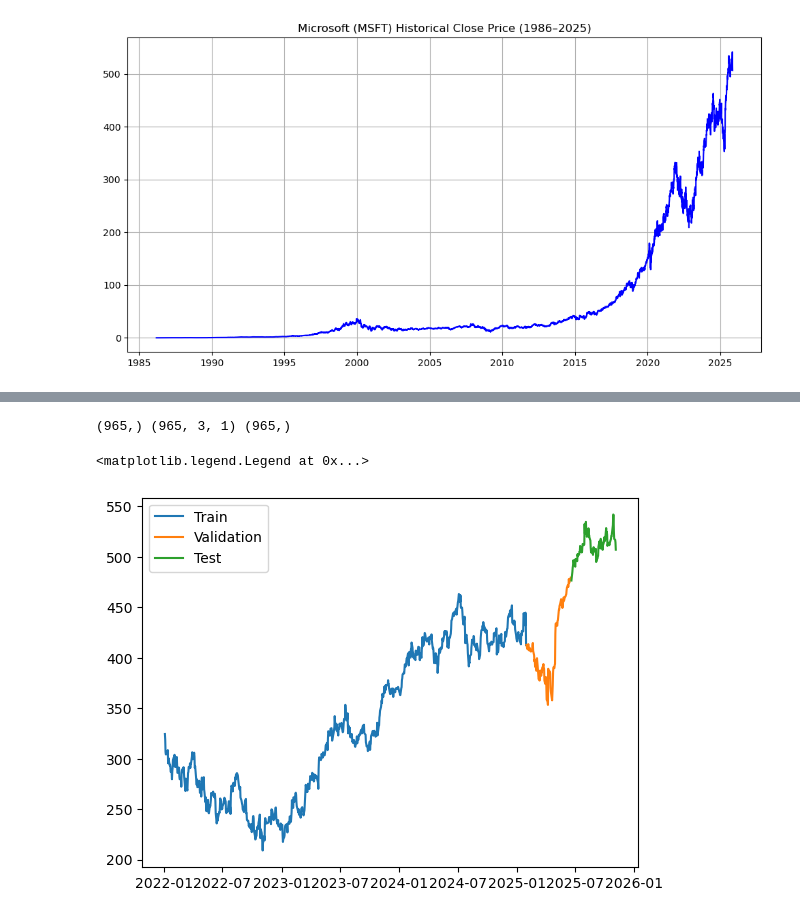
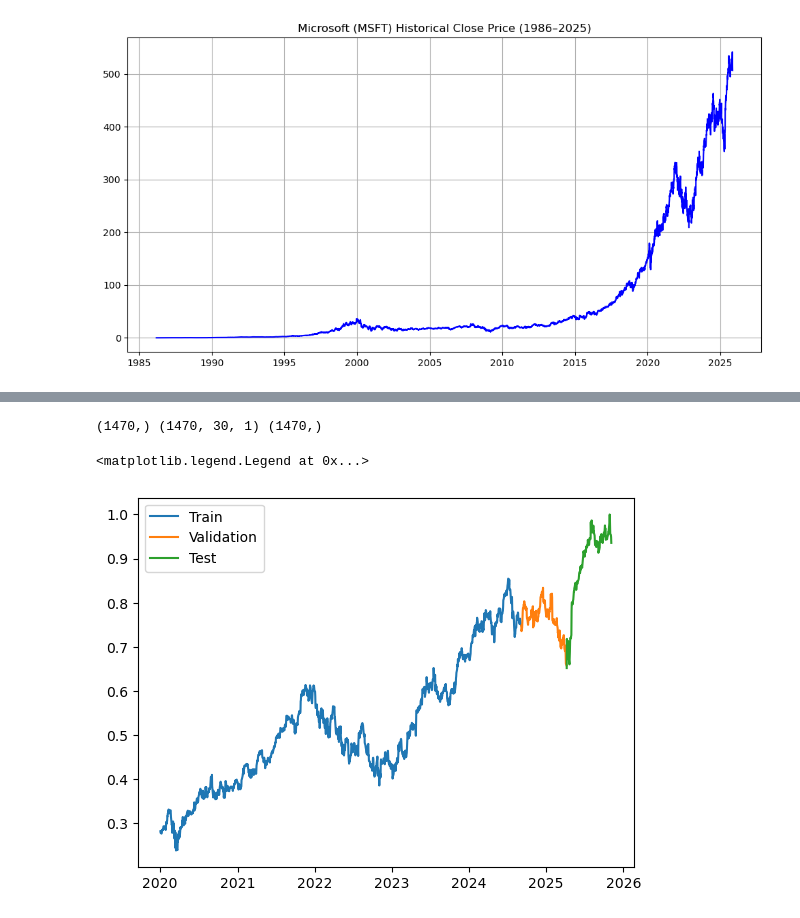
Before and after one commit to Leyan365/ML-Stock_Price_Prediction_LSTM, a Jupyter notebook: Stock_Price_Prediction_LSTM.ipynb, the cells around one changed output, grey strips where cells are left out. Saved outputs shown, nothing was run; the diff lists cells and outputs as text; code cells hidden in the pictures.

Commit message:
Updated notebook: improved preprocessing and LSTM model

```diff
--- a/Stock_Price_Prediction_LSTM.ipynb
+++ b/Stock_Price_Prediction_LSTM.ipynb
@@ -94,12 +94,21 @@ plt.grid(True)
 plt.show()
 # %% [output]
 [figure]
+# %%
+data = data[['Close']]
+data.dropna(inplace=True)
+# %%
+from sklearn.preprocessing import MinMaxScaler
+
+# Scale the data
+scaler = MinMaxScaler()
+data['Close'] = scaler.fit_transform(data[['Close']])
 # %%
 import numpy as np
 import datetime
 
 #  Helper function
-def df_to_windowed_df(dataframe, first_date_str, last_date_str, n=3):
+def df_to_windowed_df(dataframe, first_date_str, last_date_str, n=30):
     """Convert time series into a windowed dataframe (for LSTM input)."""
     def str_to_datetime(s):
         return datetime.datetime.strptime(s, "%Y-%m-%d")
@@ -142,7 +151,7 @@ def df_to_windowed_df(dataframe, first_date_str, last_date_str, n=3):
     return windowed_df
 
 # Create windowed dataframe
-windowed_df = df_to_windowed_df(df, '2022-01-03', '2025-11-05', n=3)
+windowed_df = df_to_windowed_df(data, '2020-01-02', '2025-11-05', n=30)
 print("\nWindowed DataFrame:")
 print(windowed_df.head())
 print(f"\nShape: {windowed_df.shape}")
@@ -159,4 +176,5 @@ Shape: (965, 5)
 # %%
+# Prepare data for model
 def windowed_df_to_date_X_y(windowed_dataframe):
     df_as_np = windowed_dataframe.to_numpy()
 
@@ -172,21 +190,21 @@ def windowed_df_to_date_X_y(windowed_dataframe):
 dates, X, y = windowed_df_to_date_X_y(windowed_df)
 print(dates.shape, X.shape, y.shape)
 # %% [output]
-(965,) (965, 3, 1) (965,)
+(1470,) (1470, 30, 1) (1470,)
 # %%
-q_80 = int(len(dates) * .8)
-q_90 = int(len(dates) * .9)
+# Prepare data for model
+q_80 = int(len(dates) * 0.8)
+q_90 = int(len(dates) * 0.9)
 
 dates_train , X_train , y_train = dates[:q_80], X[:q_80], y[:q_80]
-
 dates_val ,X_val ,y_val = dates[q_80:q_90], X[q_80:q_90], y[q_80:q_90]
 dates_test ,X_test ,y_test = dates[q_90:], X[q_90:], y[q_90:]
 
 plt.plot(dates_train, y_train)
 plt.plot(dates_val, y_val)
 plt.plot(dates_test, y_test)
 plt.legend(['Train','Validation','Test'])
 # %% [output]
 <matplotlib.legend.Legend at 0x...>
-[figure, old version]
+[figure, new version]
 # %%
```
Also changed, not shown: parts of 2 cells of this notebook.
